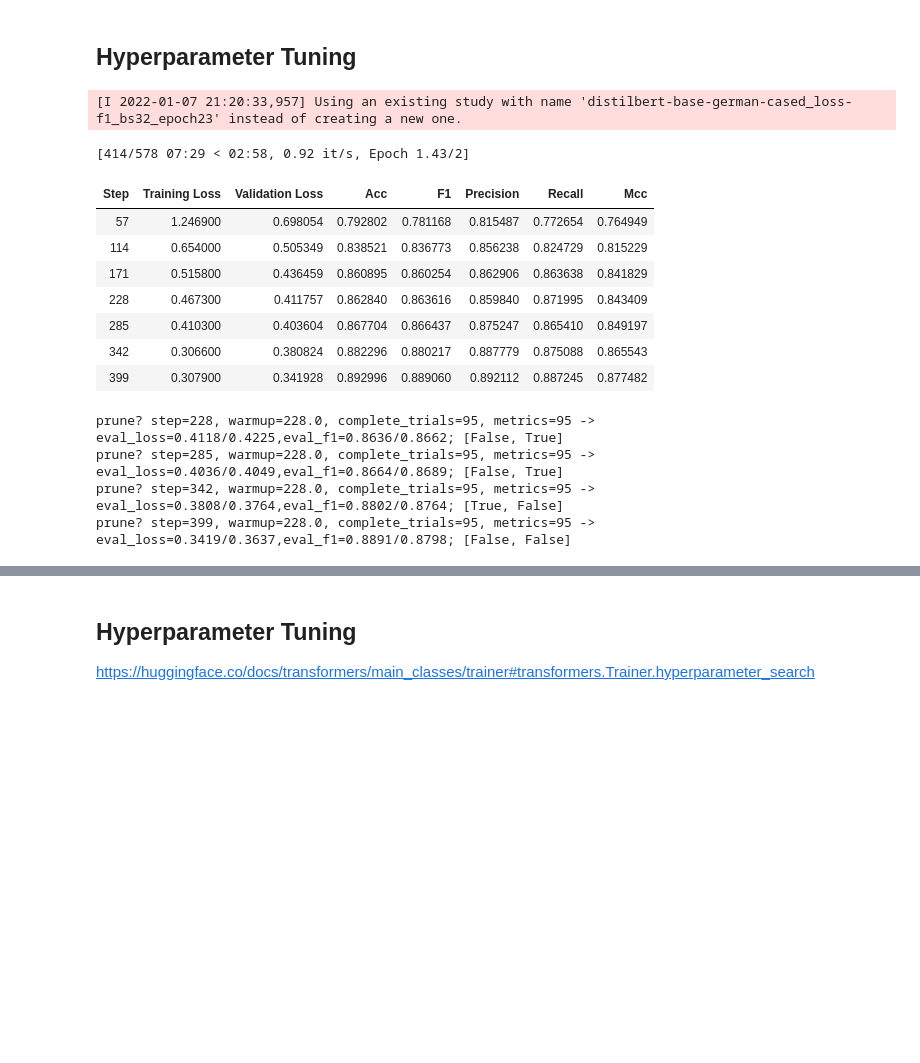
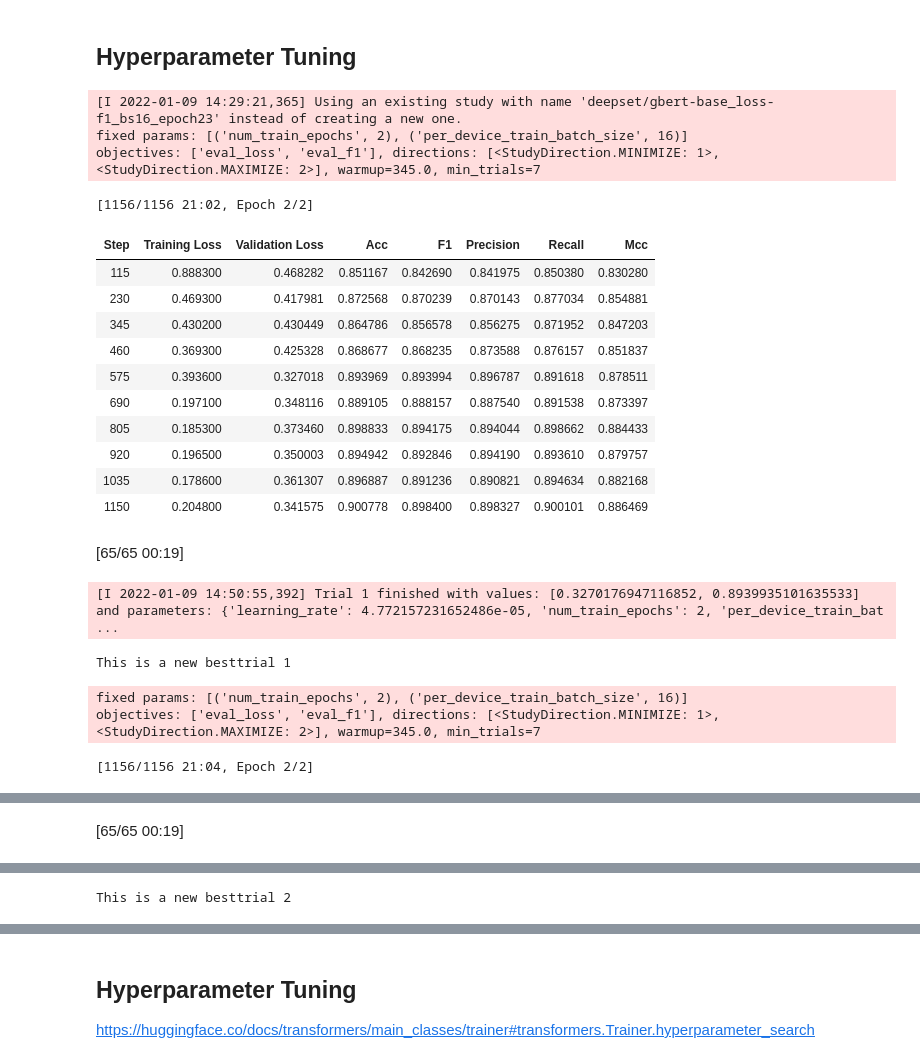
Before and after one commit to goerlitz/nlp-classification, a Jupyter notebook: notebooks/10kGNAD/colab/21c_10kGNAD_huggingface_basic_optuna.ipynb, the cells around one changed output, grey strips where cells are left out. Drawn from its saved outputs; the diff is of its cells as text; code cells hidden in the pictures; blank space fills up the shorter version.

```diff
--- a/notebooks/10kGNAD/colab/21c_10kGNAD_huggingface_basic_optuna.ipynb
+++ b/notebooks/10kGNAD/colab/21c_10kGNAD_huggingface_basic_optuna.ipynb
@@ -19,8 +19,8 @@ Notes
 # %% [markdown]
 ## Prerequisites
 # %%
-checkpoint = "distilbert-base-german-cased"
-# checkpoint = "deepset/gbert-base"
+# checkpoint = "distilbert-base-german-cased"
+checkpoint = "deepset/gbert-base"
 # checkpoint = "deepset/gelectra-base"
 
 project_name = f'10kgnad_hf__{checkpoint.replace("/", "_")}'
@@ -108,0 +96,16 @@ Reusing dataset gnad10 (/root/.cache/huggingface/datasets/gnad10/default/1.1.0/3
+# %%
+from datasets import load_dataset
+
+# gnad10k = load_dataset("gnad10")
+# label_names = gnad10k["train"].features["label"].names
+
+base_url = "https://raw.githubusercontent.com/tblock/10kGNAD/master/{}.csv"
+data_files = {x: base_url.format(x) for x in ["train", "test"]}
+gnad10k = (load_dataset('csv',
+                        data_files=data_files,
+                        sep=";",
+                        quotechar="'",
+                        names=["label", "text"]).
+           class_encode_column("label"))
+
+label_names = gnad10k["train"].features["label"].names
@@ -319,14 +318,13 @@ def hp_space(trial: optuna.Trial):
     """A function that defines the hyperparameter search space.
     To be used in :obj:`Trainer.hyperparameter_search`."""
     return {
-        "learning_rate": trial.suggest_float("learning_rate", 3e-5, 1e-4, log=True),  # distilbert
-        # "learning_rate": trial.suggest_float("learning_rate", 1e-5, 1e-4, log=True),
+        "learning_rate": trial.suggest_float("learning_rate", 1e-5, 1e-4, log=True),  # distilbert/bert
         # "learning_rate": trial.suggest_float("learning_rate", 6e-5, 2e-4, log=True),  # electra
+        # "num_train_epochs": trial.suggest_categorical("num_train_epochs", [1]),
         "num_train_epochs": trial.suggest_categorical("num_train_epochs", [2, 3]),
-        "per_device_train_batch_size": trial.suggest_categorical("per_device_train_batch_size", [32]),
-        # "weight_decay": trial.suggest_float("weight_decay", 1e-3, 1e-2, log=True),
-        "weight_decay": trial.suggest_categorical("weight_decay", [1e-3, 0.0]),
-        # "label_smoothing_factor": trial.suggest_float("label_smoothing_factor", 0.0, 0.1),
+        "per_device_train_batch_size": trial.suggest_categorical("per_device_train_batch_size", [16]),
+        "weight_decay": trial.suggest_float("weight_decay", 1e-3, 1e-2, log=True),
+        # "weight_decay": trial.suggest_categorical("weight_decay", [1e-3, 0.0]),
     }
 
 best_model_dir = "best_model_trainer"
@@ -387,7 +385,7 @@ def objective(trial: optuna.Trial):
         tokenizer=tokenizer,
         data_collator=data_collator,
         compute_metrics=compute_metrics,
-        callbacks=[TrialLogAndPruningCallback(trial, objectives=["eval_loss", "eval_f1"], warmup_steps=eval_steps*4)]
+        callbacks=[TrialLogAndPruningCallback(trial, objectives=["eval_loss", "eval_f1"], min_trials=7, warmup_steps=eval_steps*3)]
         # callbacks=[TrialPruningCallback(trial)]
     )
 
@@ -409,54 +407,53 @@ def objective(trial: optuna.Trial):
 db_path = "/content/gdrive/My Drive/Colab Notebooks/nlp-classification/"
 db_name = "10kgnad_optuna"
 # study_name = checkpoint + "_multi_epoch234"
-study_name = checkpoint + "_loss-f1_bs32_epoch23"
+# study_name = checkpoint + "_loss-f1_bs32_epoch23"
+study_name = checkpoint + "_loss-f1_bs16_epoch23"
 
 # multi objective study
 # https://optuna.readthedocs.io/en/stable/tutorial/20_recipes/002_multi_objective.html#sphx-glr-tutorial-20-recipes-002-multi-objective-py
 study = optuna.create_study(study_name=study_name,
                             directions=["minimize", "maximize"],
-                            # pruner=MultiObjectiveMedianPrunerCallback(["eval_loss", "eval_f1"]),
                             storage=f"sqlite:///{db_path}{db_name}.db",
                             load_if_exists=True,)
 
 # give some hyperparameters that are presumably good
 # study.enqueue_trial(
 #     {
 #         "learning_rate": 8e-5,
 #         "weight_decay": 1e-3,
-#         "label_smoothing_factor": 0.0,
-#     }
-# )
-# study.enqueue_trial(
-#     {
-#         "learning_rate": 7e-5,
-#         "weight_decay": 1e-3,
-#         "label_smoothing_factor": 1e-5,
 #     }
 # )
 
 # https://stackoverflow.com/questions/59129812/how-to-avoid-cuda-out-of-memory-in-pytorch
 import torch
 torch.cuda.empty_cache()
 import gc
 gc.collect()
 
 
 study.optimize(objective, n_trials=100, callbacks=[best_model_callback])
 
 # study.best_params
 # %% [output]
-[I 2022-01-07 21:20:33,957] Using an existing study with name 'distilbert-base-german-cased_loss-f1_bs32_epoch23' instead of creating a new one.
+[I 2022-01-09 14:29:21,365] Using an existing study with name 'deepset/gbert-base_loss-f1_bs16_epoch23' instead of creating a new one.
+fixed params: [('num_train_epochs', 2), ('per_device_train_batch_size', 16)]
+objectives: ['eval_loss', 'eval_f1'], directions: [<StudyDirection.MINIMIZE: 1>, <StudyDirection.MAXIMIZE: 2>], warmup=345.0, min_trials=7
-[414/578 07:29 < 02:58, 0.92 it/s, Epoch 1.43/2]
+[1156/1156 21:02, Epoch 2/2]
 | Step | Training Loss | Validation Loss | Acc | F1 | Precision | Recall | Mcc |
-| 57 | 1.246900 | 0.698054 | 0.792802 | 0.781168 | 0.815487 | 0.772654 | 0.764949 |
-| 114 | 0.654000 | 0.505349 | 0.838521 | 0.836773 | 0.856238 | 0.824729 | 0.815229 |
-| 171 | 0.515800 | 0.436459 | 0.860895 | 0.860254 | 0.862906 | 0.863638 | 0.841829 |
-| 228 | 0.467300 | 0.411757 | 0.862840 | 0.863616 | 0.859840 | 0.871995 | 0.843409 |
-| 285 | 0.410300 | 0.403604 | 0.867704 | 0.866437 | 0.875247 | 0.865410 | 0.849197 |
-| 342 | 0.306600 | 0.380824 | 0.882296 | 0.880217 | 0.887779 | 0.875088 | 0.865543 |
-| 399 | 0.307900 | 0.341928 | 0.892996 | 0.889060 | 0.892112 | 0.887245 | 0.877482 |
+| 115 | 0.888300 | 0.468282 | 0.851167 | 0.842690 | 0.841975 | 0.850380 | 0.830280 |
+| 230 | 0.469300 | 0.417981 | 0.872568 | 0.870239 | 0.870143 | 0.877034 | 0.854881 |
+| 345 | 0.430200 | 0.430449 | 0.864786 | 0.856578 | 0.856275 | 0.871952 | 0.847203 |
+| 460 | 0.369300 | 0.425328 | 0.868677 | 0.868235 | 0.873588 | 0.876157 | 0.851837 |
+| 575 | 0.393600 | 0.327018 | 0.893969 | 0.893994 | 0.896787 | 0.891618 | 0.878511 |
+| 690 | 0.197100 | 0.348116 | 0.889105 | 0.888157 | 0.887540 | 0.891538 | 0.873397 |
+| 805 | 0.185300 | 0.373460 | 0.898833 | 0.894175 | 0.894044 | 0.898662 | 0.884433 |
+| 920 | 0.196500 | 0.350003 | 0.894942 | 0.892846 | 0.894190 | 0.893610 | 0.879757 |
+| 1035 | 0.178600 | 0.361307 | 0.896887 | 0.891236 | 0.890821 | 0.894634 | 0.882168 |
+| 1150 | 0.204800 | 0.341575 | 0.900778 | 0.898400 | 0.898327 | 0.900101 | 0.886469 |
+[65/65 00:19]
-prune? step=228, warmup=228.0, complete_trials=95, metrics=95 -> eval_loss=0.4118/0.4225,eval_f1=0.8636/0.8662; [False, True]
-prune? step=285, warmup=228.0, complete_trials=95, metrics=95 -> eval_loss=0.4036/0.4049,eval_f1=0.8664/0.8689; [False, True]
-prune? step=342, warmup=228.0, complete_trials=95, metrics=95 -> eval_loss=0.3808/0.3764,eval_f1=0.8802/0.8764; [True, False]
-prune? step=399, warmup=228.0, complete_trials=95, metrics=95 -> eval_loss=0.3419/0.3637,eval_f1=0.8891/0.8798; [False, False]
+[I 2022-01-09 14:50:55,392] Trial 1 finished with values: [0.3270176947116852, 0.8939935101635533] and parameters: {'learning_rate': 4.772157231652486e-05, 'num_train_epochs': 2, 'per_device_train_bat ...
+This is a new besttrial 1
+fixed params: [('num_train_epochs', 2), ('per_device_train_batch_size', 16)]
+objectives: ['eval_loss', 'eval_f1'], directions: [<StudyDirection.MINIMIZE: 1>, <StudyDirection.MAXIMIZE: 2>], warmup=345.0, min_trials=7
+[1156/1156 21:04, Epoch 2/2]
@@ -462,0 +471 @@ prune? step=399, warmup=228.0, complete_trials=95, metrics=95 -> eval_loss=0.341
+[65/65 00:19]
@@ -462,0 +473 @@ prune? step=399, warmup=228.0, complete_trials=95, metrics=95 -> eval_loss=0.341
+This is a new besttrial 2
```
Also changed, not shown: parts of 8 cells of this notebook.
